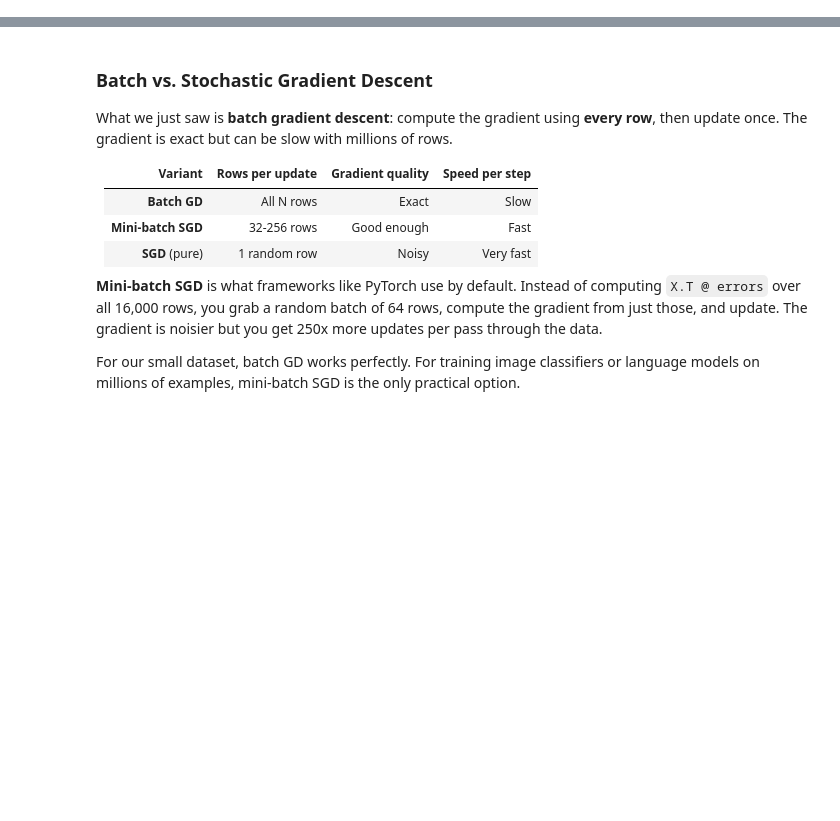
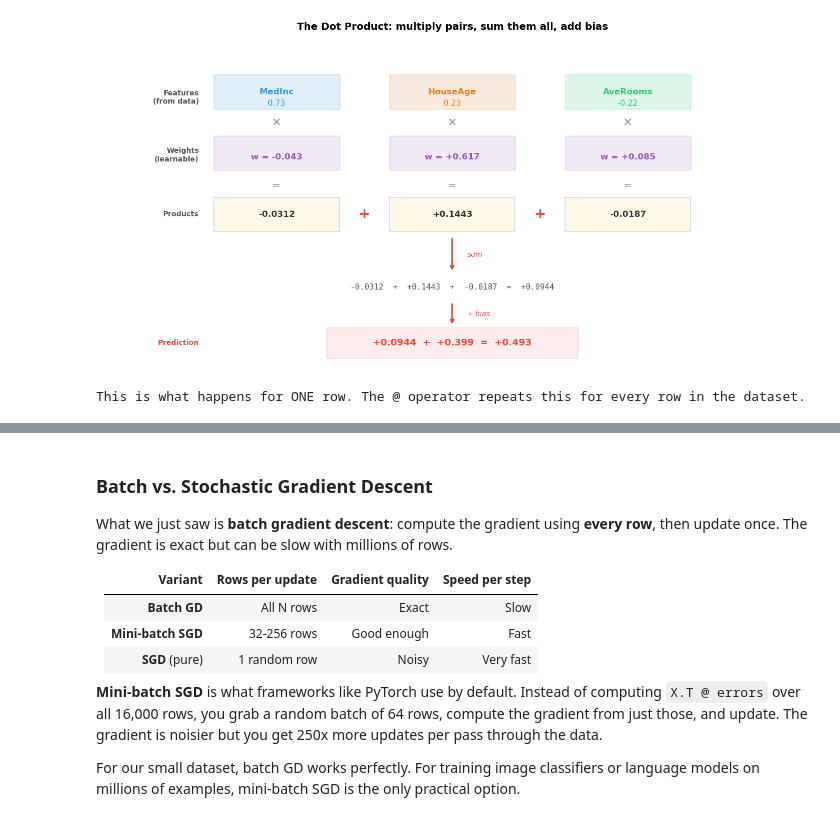
Before and after one commit to tomasbejholt/ml-1-streamlit-app, a Jupyter notebook: lessons/regression/03_regression/modified/03_regression_gradient_descent.ipynb, the cells around one changed output, grey strips where cells are left out. Saved outputs shown, nothing was run; the diff lists cells and outputs as text; code cells hidden in the pictures; blank space fills up the shorter version.

```diff
--- a/lessons/regression/03_regression/modified/03_regression_gradient_descent.ipynb
+++ b/lessons/regression/03_regression/modified/03_regression_gradient_descent.ipynb
@@ -858 +1448,10 @@ print("These are random garbage. The model knows nothing yet.")
+# %%
+# Visualize the dot product for one row of data
+plot_dot_product(demo_feature_names, X_demo[0], weights_demo, bias_demo)
+plt.show()
+
+print("This is what happens for ONE row. The @ operator repeats this for every row in the dataset.")
+# %% [output]
+[figure, added]
+This is what happens for ONE row. The @ operator repeats this for every row in the dataset.
 # %%
```
Also changed, not shown: parts of 98 cells of this notebook, 3 other files.
